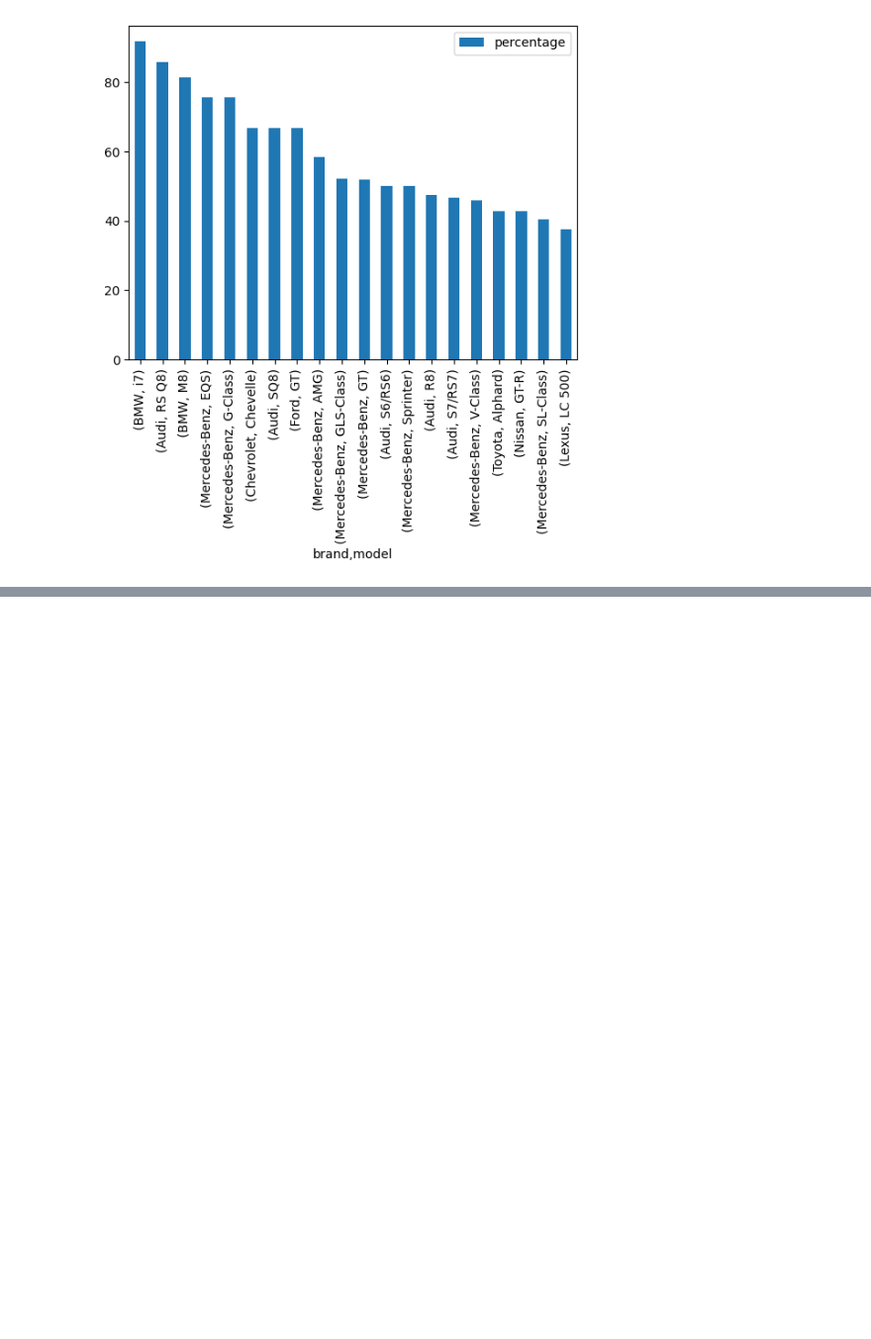
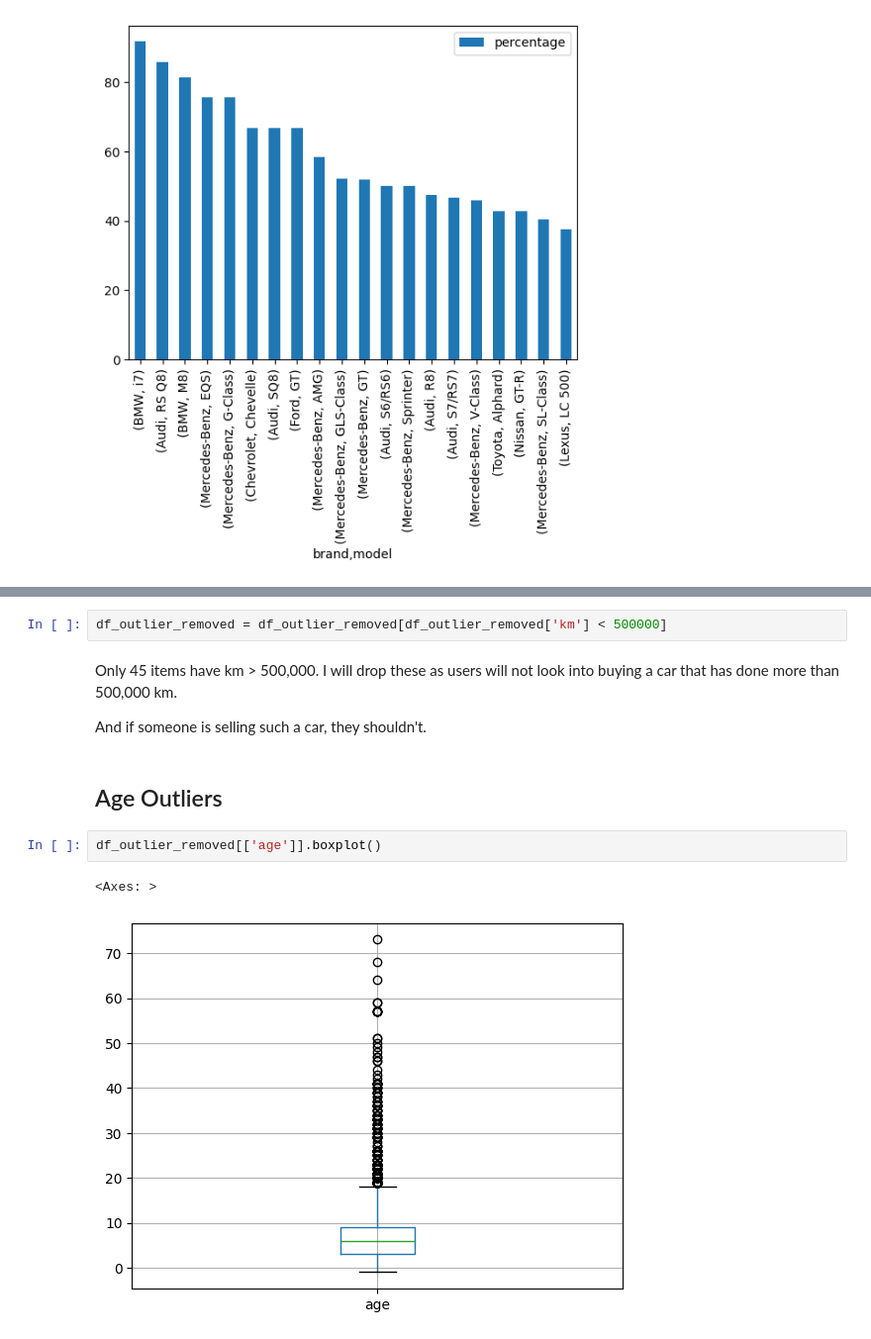
Before and after one commit to Shaheerairaj/car-value-estimator-team, a Jupyter notebook: Data Analysis/data_analysis_shaheer.ipynb, the cells around one changed output, grey strips where cells are left out. Shown at 99% size. Drawn from its saved outputs; the diff is of its cells as text; blank space fills up the shorter version.

```diff
--- a/Data Analysis/data_analysis_shaheer.ipynb
+++ b/Data Analysis/data_analysis_shaheer.ipynb
@@ -195,0 +207,13 @@ Doesn't look like we're going to be getting rid of any particular car entirely
+# %%
+df_outlier_removed = df_outlier_removed[df_outlier_removed['km'] < 500000]
+# %% [markdown]
+Only 45 items have km > 500,000. I will drop these as users will not look into buying a car that has done more than 500,000 km.
+
+And if someone is selling such a car, they shouldn't.
+# %% [markdown]
+## Age Outliers
+# %%
+df_outlier_removed[['age']].boxplot()
+# %% [output]
+<Axes: >
+[figure, added]
```
Also changed, not shown: parts of 21 cells of this notebook.
